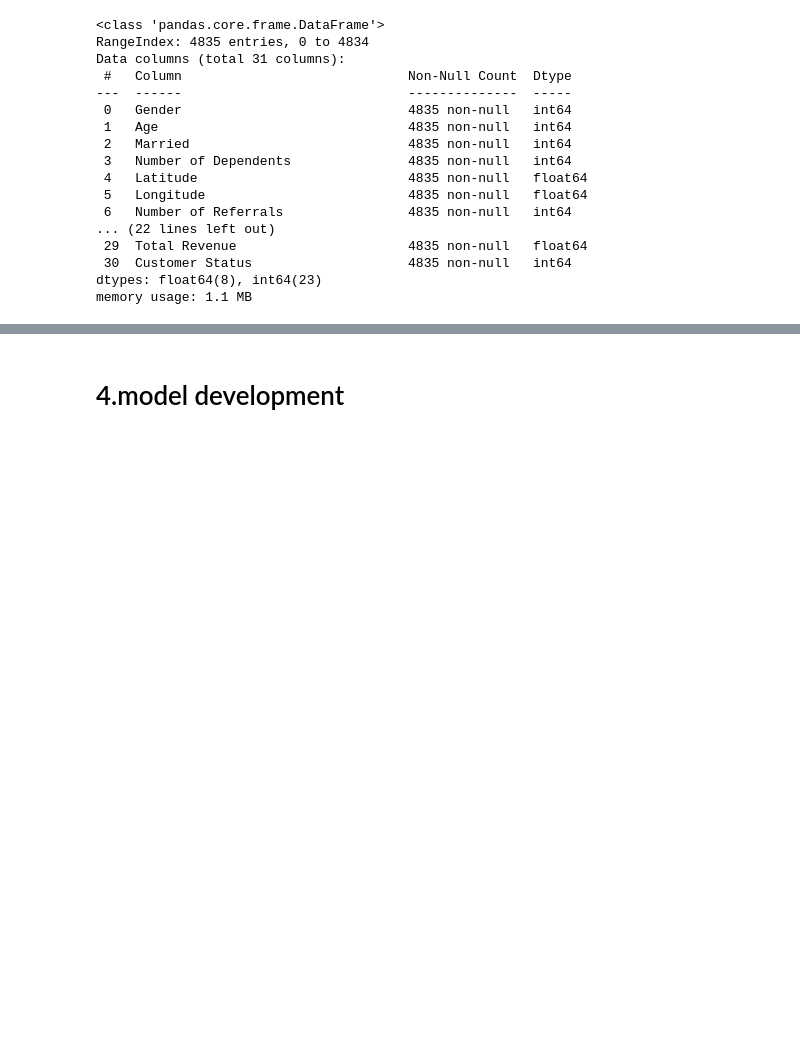
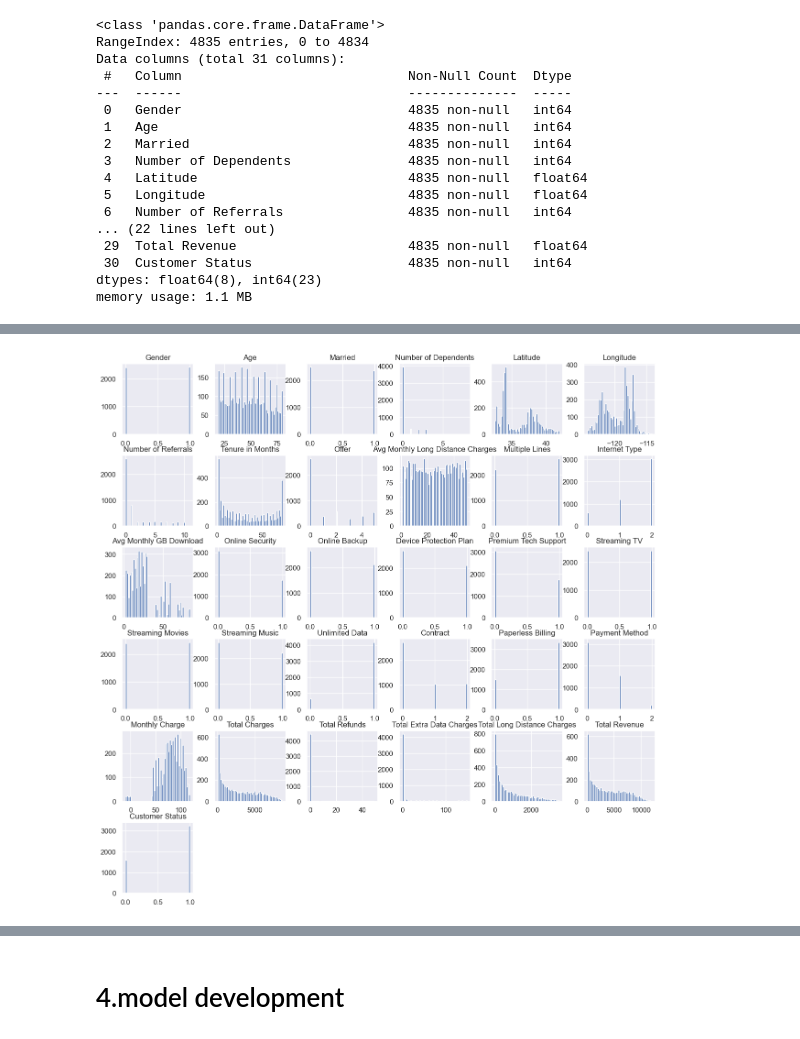
Before and after one commit to rajeswar14/CUSTOMER-CHURN-MODEL-DEVELOPMENT, a Jupyter notebook: customer churn project.ipynb, the cells around one changed output, grey strips where cells are left out. Saved outputs shown, nothing was run; the diff lists cells and outputs as text; code cells hidden in the pictures; blank space fills up the shorter version.

```diff
--- a/customer churn project.ipynb
+++ b/customer churn project.ipynb
@@ -123,3 +123,8 @@ data.describe()
 | 50% | 1.000000 | 47.000000 | 0.000000 | 0.000000 | 35.861928 | -119.402525 | 0.000000 | ... |
 | 75% | 1.000000 | 62.000000 | 1.000000 | 0.000000 | 38.123544 | -117.898722 | 3.000000 | ... |
 | max | 1.000000 | 80.000000 | 1.000000 | 8.000000 | 41.962127 | -114.192901 | 11.000000 | ... |
+# %%
+data.hist(bins=50,figsize=(15,15))
+plt.show()
+# %% [output]
+[figure, added]
```
Also changed, not shown: parts of 1 cell of this notebook.
